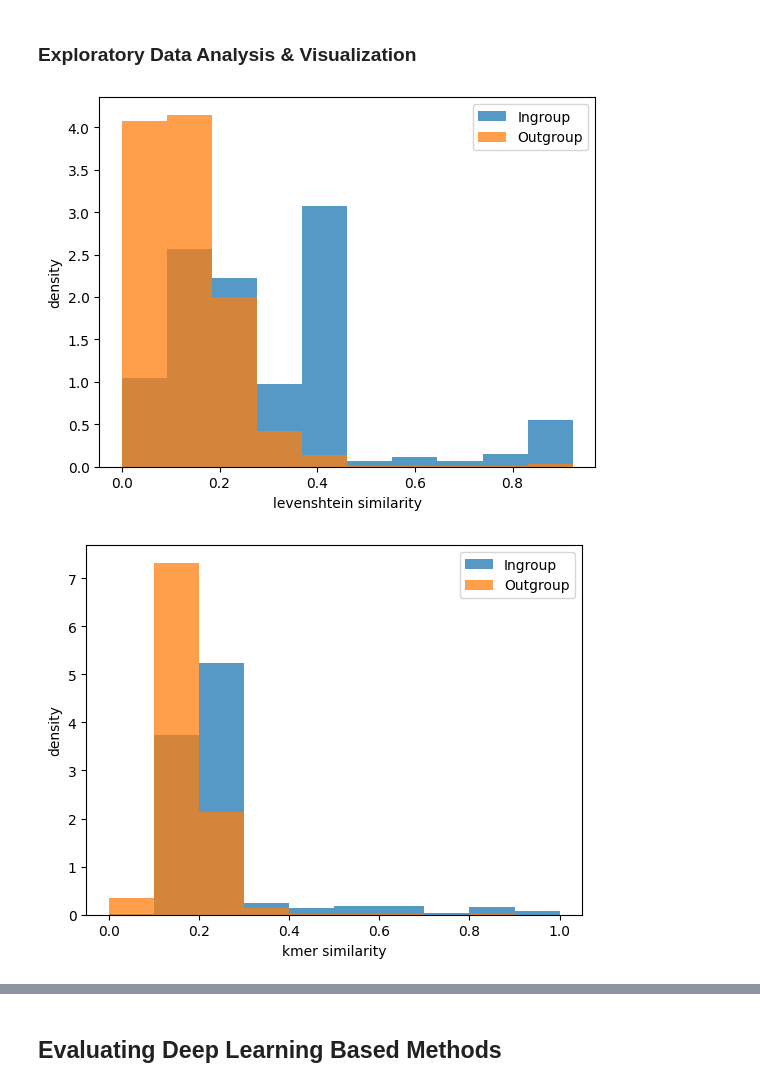
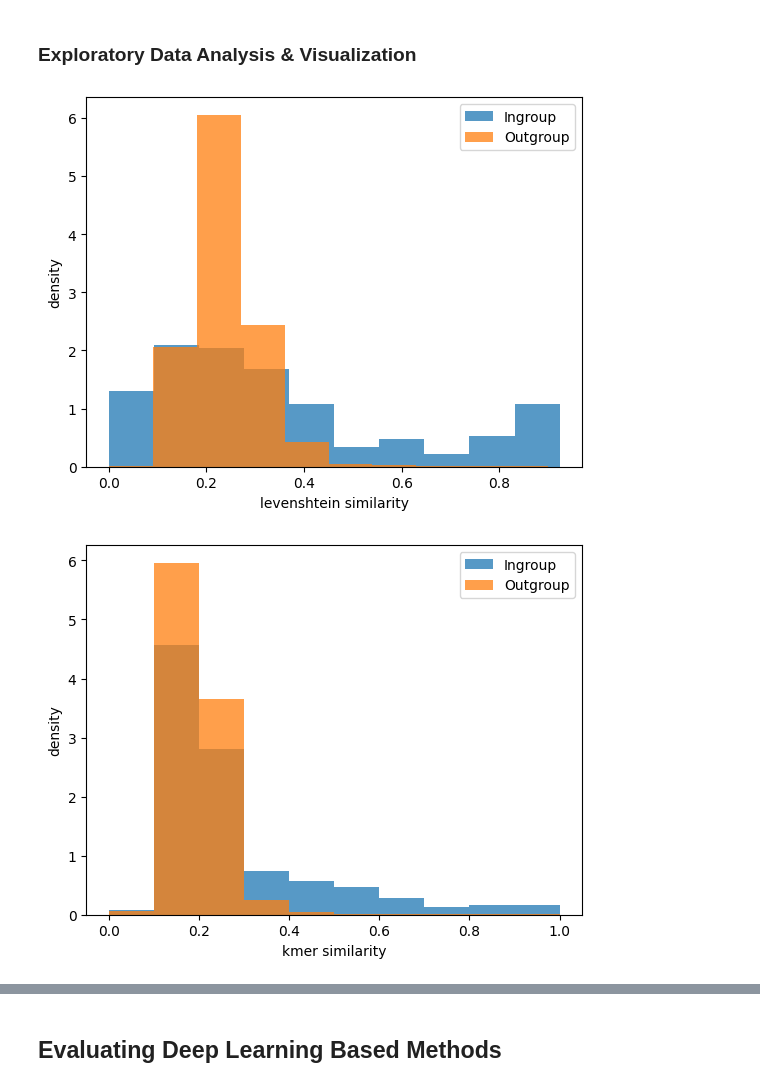
Before and after one commit to pirl-unc/ace, a Jupyter notebook: notebooks/sequence_properties.ipynb, the cells around one changed output, grey strips where cells are left out. Saved outputs shown, nothing was run; the diff lists cells and outputs as text; code cells hidden in the pictures.

```diff
--- a/notebooks/sequence_properties.ipynb
+++ b/notebooks/sequence_properties.ipynb
@@ -326,17 +456,19 @@ ingroup_peptides, outgroup_peptides = get_all_samples(data_df2, n=100)
+# %%
+ingroup_pairs, outgroup_pairs = get_all_samples(data_df, strict_mode=False, n=100)
 # %%
 sim = 'levenshtein'
-ingroup_lev, outgroup_lev = get_similarities(ingroup_peptides, outgroup_peptides, similarity=sim)
+ingroup_lev, outgroup_lev = get_similarities(ingroup_pairs, outgroup_pairs, similarity=sim)
 plt.hist(ingroup_lev, alpha=0.75, density=True, label='Ingroup')
 plt.hist(outgroup_lev, alpha=0.75, density=True, label='Outgroup')
 plt.xlabel(f'{sim} similarity')
 plt.ylabel('density')
 plt.legend()
 plt.show()
 # %% [output]
-[figure, old version]
+[figure, new version]
 # %%
 sim = 'kmer'
-ingroup_kmer, outgroup_kmer = get_similarities(ingroup_peptides, outgroup_peptides, similarity=sim)
+ingroup_kmer, outgroup_kmer = get_similarities(ingroup_pairs, outgroup_pairs, similarity=sim)
 plt.hist(ingroup_kmer, alpha=0.75, density=True, label='Ingroup')
 plt.hist(outgroup_kmer, alpha=0.75, density=True, label='Outgroup')
 plt.xlabel(f'{sim} similarity')
@@ -344,6 +476,6 @@ plt.ylabel('density')
 plt.legend()
 plt.show()
 # %% [output]
-[figure, old version]
+[figure, new version]
 # %%
 sim = 'ratio'
```
Also changed, not shown: parts of 130 cells of this notebook, 4 other files.
